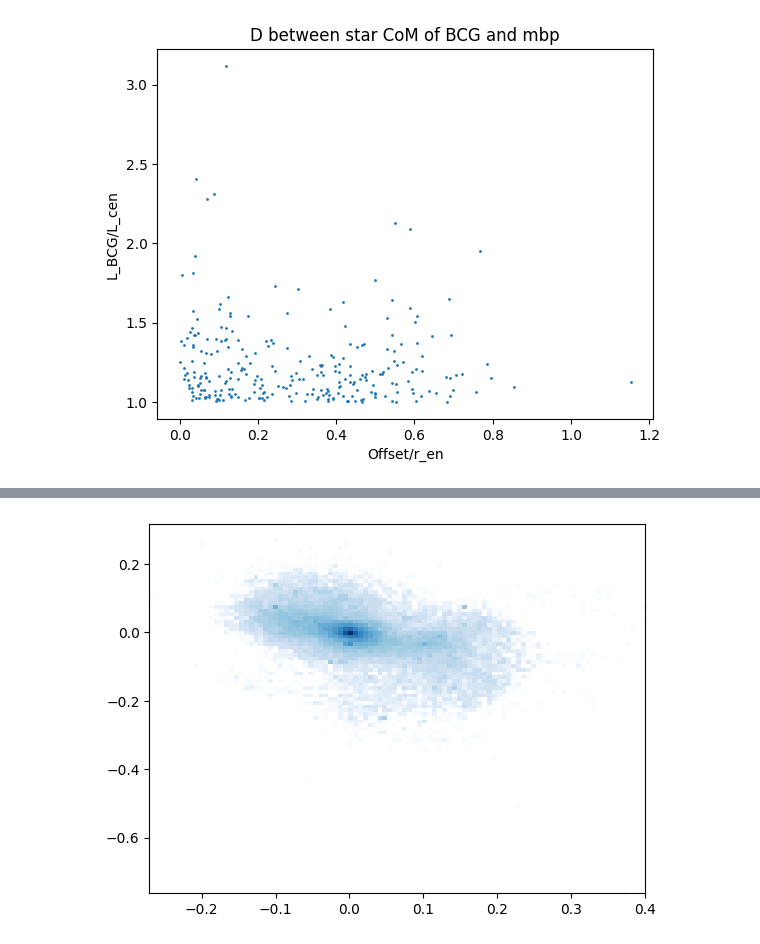
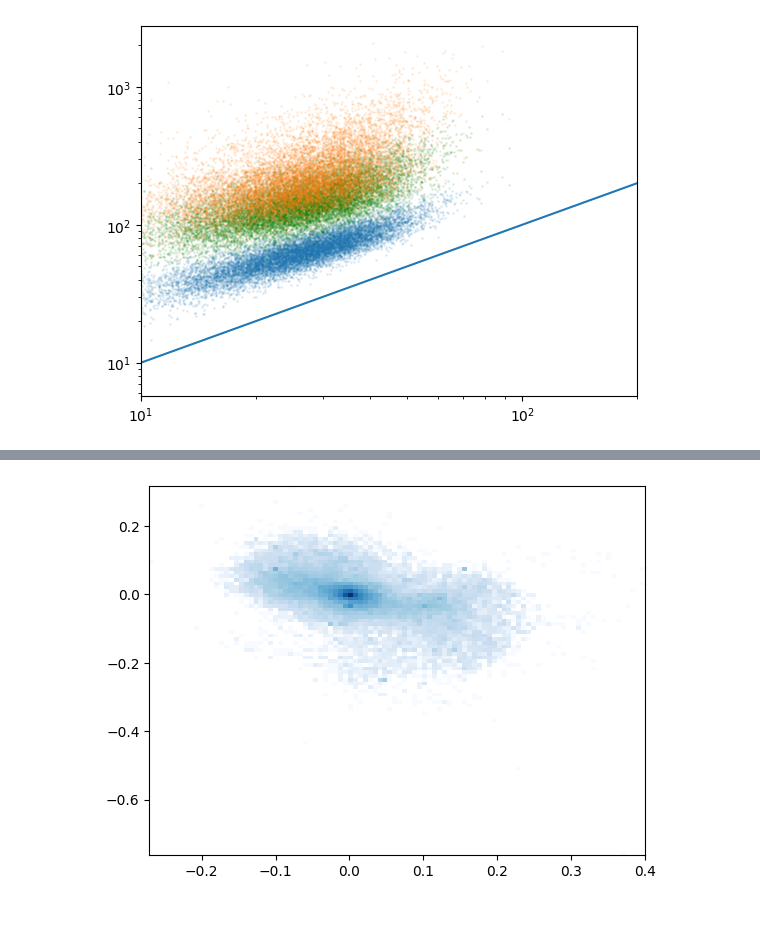
Before and after one commit to yjqqyjq/code, a Jupyter notebook: plot_halos.ipynb, the cells around one changed output, grey strips where cells are left out. Saved outputs shown, nothing was run; the diff lists cells and outputs as text; code cells hidden in the pictures; blank space fills up the shorter version.

```diff
--- a/plot_halos.ipynb
+++ b/plot_halos.ipynb
@@ -9,81 +9,82 @@ import functions as fn
 from matplotlib import colors
 import matplotlib.pyplot as plt
 
-path="/home/jyang/data/Flamingo/L1000N1800/"
+path="/Users/24756376/data/Flamingo/L1000N0900/"
 
 
-f=h5py.File(path+'BCG_exr100kpc.hdf5','r')
-
-mainid=np.array(f['PartType0']['mainid'])
-BCGid=np.array(f['PartType0']['BCGid'])
-O=np.array(f['PartType0']['BCGoffset'])
-Rbri=np.array(f['PartType0']['Rbri'])
+f=h5py.File(path+'compare_brightnest_central.hdf5','r')
+s=f["PartType0"]
+Brightid=np.array(s["Brightid"])
+Bright2ndid=np.array(s["Bright2ndid"])
+cebtralid=np.array(s["centralid"])
 f.close()
-fig=plt.figure()
-ax=plt.subplot(1,1,1)
-ax.scatter(O[mainid!=BCGid],Rbri[mainid!=BCGid],s=1)
-#ax.set_yscale('log')
-ax.set_xlabel('Offset/r_en')
-ax.set_ylabel('L_BCG/L_cen')
-ax.set_title("D between star CoM of BCG and mbp")
-#print(Rbri[Rbri>1])
 
 f=h5py.File(path+'halos.hdf5','r')
-
 halo_id=np.array(f["halos"]["id"])
-
-radius=np.array(f["halos"]["radius"])
+radius=np.array(f["halos"]["r200"])
+r200=np.array(f["halos"]["r200"])
 host_id=np.array(f["halos"]["hostid"])
 mass=np.array(f["halos"]["mass"])
 mbp=np.array(f["halos"]["center"])
 star_mass=np.array(f["halos"]["mass_star_100kpc"])
 com_star=np.array(f["halos"]["com_star_100kpc"])
 star_lumz=np.array(f["halos"]["lumz_100kpc"])
+star_lumz50=np.array(f["halos"]["lumz_50kpc"])
+star_lumz300=np.array(f["halos"]["lumz_300kpc"])
+star_lumz3000=np.array(f["halos"]["lumz_3000kpc"])
+ms=np.array(f["halos"]["mass_star_100kpc"])
+ms50=np.array(f["halos"]["mass_star_50kpc"])
+ms300=np.array(f["halos"]["mass_star_300kpc"])
+ms3000=np.array(f["halos"]["mass_star_3000kpc"])
 f.close()
-print(len(star_lumz))
+
+
 #ignore all the halos without models of star lum and com
 rs=np.sqrt(com_star[:,0]**2+com_star[:,1]**2+com_star[:,2]**2)
 mask=(star_lumz>0)*(rs>0)
 halo_id=halo_id[mask]
 host_id=host_id[mask]
 mbp=mbp[mask]
-
+r200=r200[mask]
 star_mass=star_mass[mask]
 com_star=com_star[mask]
 star_lumz=star_lumz[mask]
+star_lumz50=star_lumz50[mask]
+star_lumz300=star_lumz300[mask]
+star_lumz3000=star_lumz3000[mask]
 mass=mass[mask]
 radius=radius[mask]
+ms=ms[mask]
+ms50=ms50[mask]
+ms300=ms300[mask]
+ms3000=ms3000[mask]
 ids=np.arange(0,len(halo_id),1)
+mainmass=mass[(host_id==-1)*(mass>10000)][Brightid!=-1]
+mbpc=mbp[(host_id==-1)*(mass>10000)][Brightid!=-1]
+r200c=r200[(host_id==-1)*(mass>10000)][Brightid!=-1]
+cebtralid=cebtralid[Brightid!=-1]
+Bright2ndid=Bright2ndid[Brightid!=-1]
+Brightids=Brightid[Brightid!=-1]
 
-subid=BCGid[BCGid!=mainid]
-submain=mainid[BCGid!=mainid]
-print(len(mass[host_id==-1]),len(O))
-submainid=halo_id[np.isin(ids,submain)]
-submass=mass[np.isin(ids,subid)]
 fig=plt.figure()
 ax=plt.subplot(1,1,1)
-
-sc=ax.scatter(mass[host_id!=-1],star_lumz[host_id!=-1],c=star_mass[host_id!=-1],s=3,alpha=0.05,label="satellite",cmap='rainbow')
-b=plt.colorbar(sc)
-b.set_label('star_mass_100kpc')
-ax.legend()
+ax.scatter(ms50[host_id==-1],ms[host_id==-1],s=1,alpha=0.1)
+#ax.scatter(mass[host_id==-1],star_lumz[host_id==-1],s=1,alp#ha=0.1)
+ax.scatter(ms50[host_id==-1],ms300[host_id==-1],color='g',s=1,alpha=0.1)
+ax.scatter(ms50[host_id==-1],ms3000[host_id==-1],s=1,alpha=0.1)
+ax.plot(np.linspace(10**1,2*10**2,100),np.linspace(10**1,2*10**2,100))
+ax.set_xlim(10**1,2*10**2)
 ax.set_xscale('log')
 ax.set_yscale('log')
-ax.set_xlabel('Mtot')
-ax.set_ylabel('L_z')
-ax.set_xbound(10**3)
-
-print(len(O[(Rbri<1.2)*(O<0.05)]))
-
-
-
+'''
 
 subr=radius[np.isin(ids,subid)]
+print(len(subr))
 x=com_star[:,0][np.isin(ids,submain)]
 y=com_star[:,1][np.isin(ids,submain)]
 z=com_star[:,2][np.isin(ids,submain)]
 r=radius[np.isin(ids,submain)]
-subO=O[BCGid!=mainid]*r*1000
+subO=O[BCGid!=mainid]*subr*1000
 xs=com_star[:,0][np.isin(ids,subid)]
 ys=com_star[:,1][np.isin(ids,subid)]
 zs=com_star[:,2][np.isin(ids,subid)]
@@ -92,7 +93,7 @@ rs=radius[np.isin(ids,subid)]
 #mask2=True#(subO*subr*1000<200)
 #mass[mask]/mass[mask3]
 
-'''
+
 sc=ax.scatter(x[subO<200],y[subO<200],s=r[subO<200]**2*np.pi,c=z[subO<200],alpha=0.5)
 ax.scatter(xs[subO<200],ys[subO<200],s=rs[subO<200]**2*np.pi,c='k',alpha=0.5)
 print(len(BCGid[BCGid!=mainid]))
@@ -107 +105 @@ plt.colorbar(sc)
-[figure, old version]
+[figure, new version]
```
Also changed, not shown: parts of 4 cells of this notebook, 9 other files.
